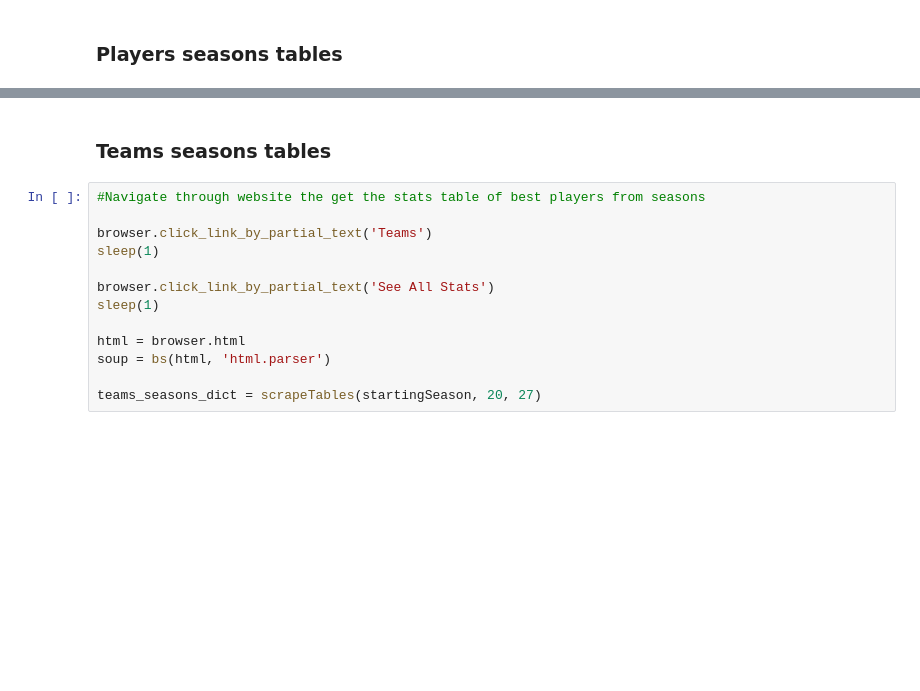
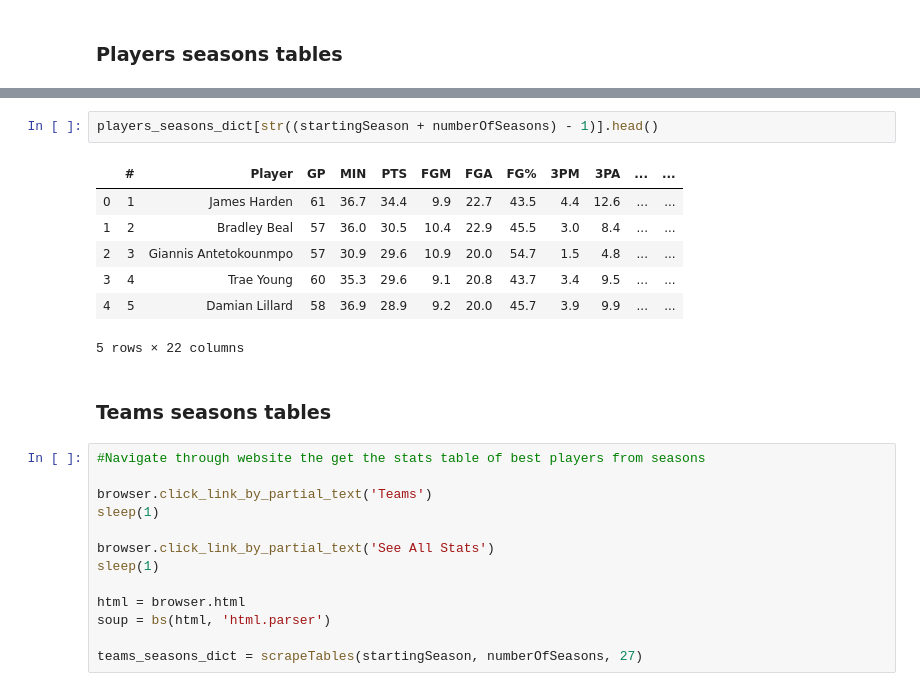
Before and after one commit to KuiiMaldonado/ETL-NBA, a Jupyter notebook: nba_scraping.ipynb, the cells around one changed output, grey strips where cells are left out. Saved outputs shown, nothing was run; the diff lists cells and outputs as text; blank space fills up the shorter version.

```diff
--- a/nba_scraping.ipynb
+++ b/nba_scraping.ipynb
@@ -55,3 +67,13 @@ players_seasons_dict = scrapeTables(startingSeason, 20, 27)
+# %%
+players_seasons_dict[str((startingSeason + numberOfSeasons) - 1)].head()
+# %% [output]
+|  | # | Player | GP | MIN | PTS | FGM | FGA | FG% | 3PM | 3PA | ... | ... |
+| 0 | 1 | James Harden | 61 | 36.7 | 34.4 | 9.9 | 22.7 | 43.5 | 4.4 | 12.6 | ... | ... |
+| 1 | 2 | Bradley Beal | 57 | 36.0 | 30.5 | 10.4 | 22.9 | 45.5 | 3.0 | 8.4 | ... | ... |
+| 2 | 3 | Giannis Antetokounmpo | 57 | 30.9 | 29.6 | 10.9 | 20.0 | 54.7 | 1.5 | 4.8 | ... | ... |
+| 3 | 4 | Trae Young | 60 | 35.3 | 29.6 | 9.1 | 20.8 | 43.7 | 3.4 | 9.5 | ... | ... |
+| 4 | 5 | Damian Lillard | 58 | 36.9 | 28.9 | 9.2 | 20.0 | 45.7 | 3.9 | 9.9 | ... | ... |
+5 rows × 22 columns
 # %% [markdown]
 ### Teams seasons tables
 # %%
@@ -66,4 +88,4 @@ sleep(1)
 html = browser.html
 soup = bs(html, 'html.parser')
 
-teams_seasons_dict = scrapeTables(startingSeason, 20, 27)
+teams_seasons_dict = scrapeTables(startingSeason, numberOfSeasons, 27)
```
Also changed, not shown: parts of 16 cells of this notebook.
